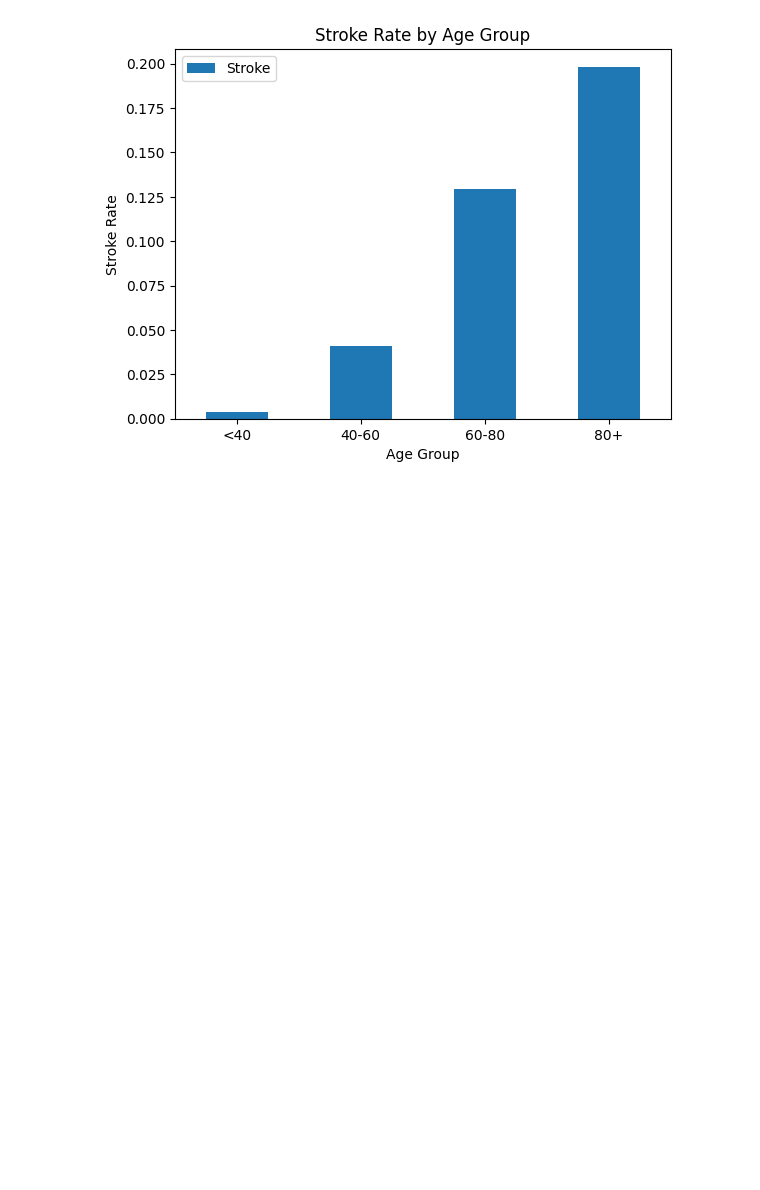
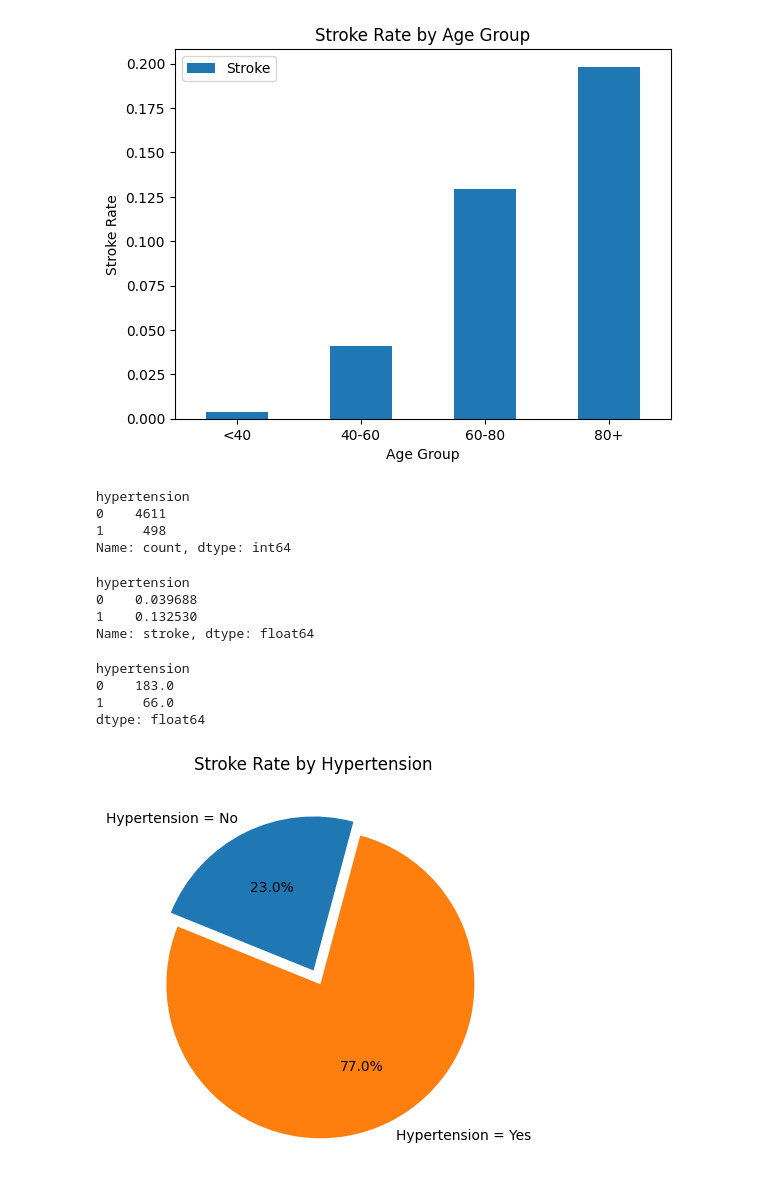
Before and after one commit to NovikovAnton-code/Stroke-Prediction-Course-Work, a Jupyter notebook: Stroke_Prediction.ipynb, the cells around one changed output. Cells and saved outputs as stored; diff of their text form; code cells hidden in the pictures; blank space fills up the shorter version.

```diff
--- a/Stroke_Prediction.ipynb
+++ b/Stroke_Prediction.ipynb
@@ -230,3 +230,38 @@ plt.show();
 # %% [output]
 <Figure size 500x500 with 0 Axes>
 [figure]
+# %%
+#how does features like hypertension and heart disease correlate with stroke
+
+df['hypertension'].value_counts()
+# %% [output]
+hypertension
+0    4611
+1     498
+Name: count, dtype: int64
+# %%
+stroke_rate_hypertension = df.groupby('hypertension')['stroke'].mean()
+stroke_rate_hypertension
+# %% [output]
+hypertension
+0    0.039688
+1    0.132530
+Name: stroke, dtype: float64
+# %%
+stroke_count_hypertension = stroke_rate_hypertension*df['hypertension'].value_counts()
+stroke_count_hypertension
+# %% [output]
+hypertension
+0    183.0
+1     66.0
+dtype: float64
+# %%
+# Plotting the pie chart
+plt.figure(figsize=(5, 5))
+plt.pie(stroke_rate_hypertension,
+        labels= ['Hypertension = No','Hypertension = Yes'],
+        autopct='%1.1f%%', startangle=75, explode=[0,0.1])
+plt.title('Stroke Rate by Hypertension')
+plt.show();
+# %% [output]
+[figure, added]
```
Also changed, not shown: parts of 26 cells of this notebook.
